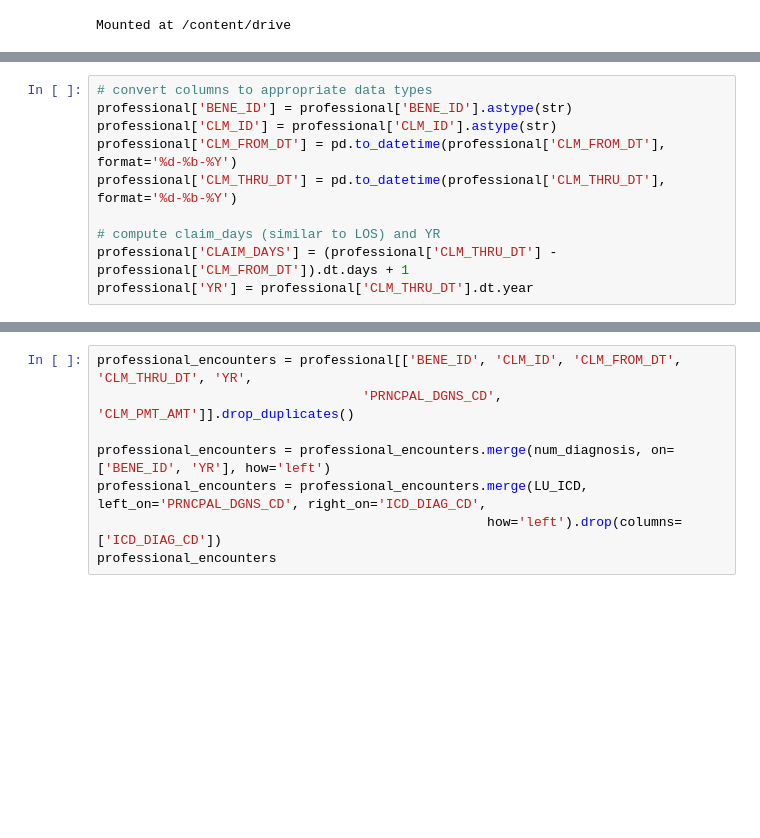
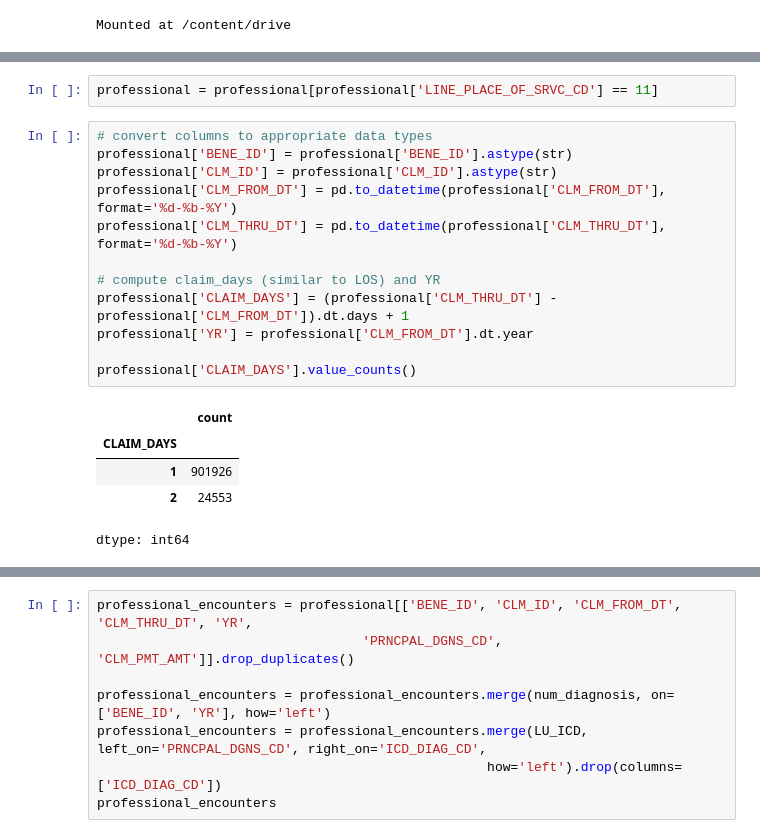
Before and after one commit to benabijah/EHR, a Jupyter notebook: professional_data_preprocessing.ipynb, the cells around one changed output, grey strips where cells are left out. Cells and saved outputs as stored; diff of their text form; blank space fills up the shorter version.

```diff
--- a/professional_data_preprocessing.ipynb
+++ b/professional_data_preprocessing.ipynb
@@ -29,11 +40,21 @@ professional = professional[professional['LINE_PLACE_OF_SRVC_CD'] == 11]
+# %%
+professional = professional[professional['LINE_PLACE_OF_SRVC_CD'] == 11]
 # %%
 # convert columns to appropriate data types
 professional['BENE_ID'] = professional['BENE_ID'].astype(str)
 professional['CLM_ID'] = professional['CLM_ID'].astype(str)
 professional['CLM_FROM_DT'] = pd.to_datetime(professional['CLM_FROM_DT'], format='%d-%b-%Y')
 professional['CLM_THRU_DT'] = pd.to_datetime(professional['CLM_THRU_DT'], format='%d-%b-%Y')
 
 # compute claim_days (similar to LOS) and YR
 professional['CLAIM_DAYS'] = (professional['CLM_THRU_DT'] - professional['CLM_FROM_DT']).dt.days + 1
-professional['YR'] = professional['CLM_THRU_DT'].dt.year
+professional['YR'] = professional['CLM_FROM_DT'].dt.year
+
+professional['CLAIM_DAYS'].value_counts()
+# %% [output]
+|  | count |
+| CLAIM_DAYS |  |
+| 1 | 901926 |
+| 2 | 24553 |
+dtype: int64
 # %%
```
Also changed, not shown: parts of 8 cells of this notebook.
